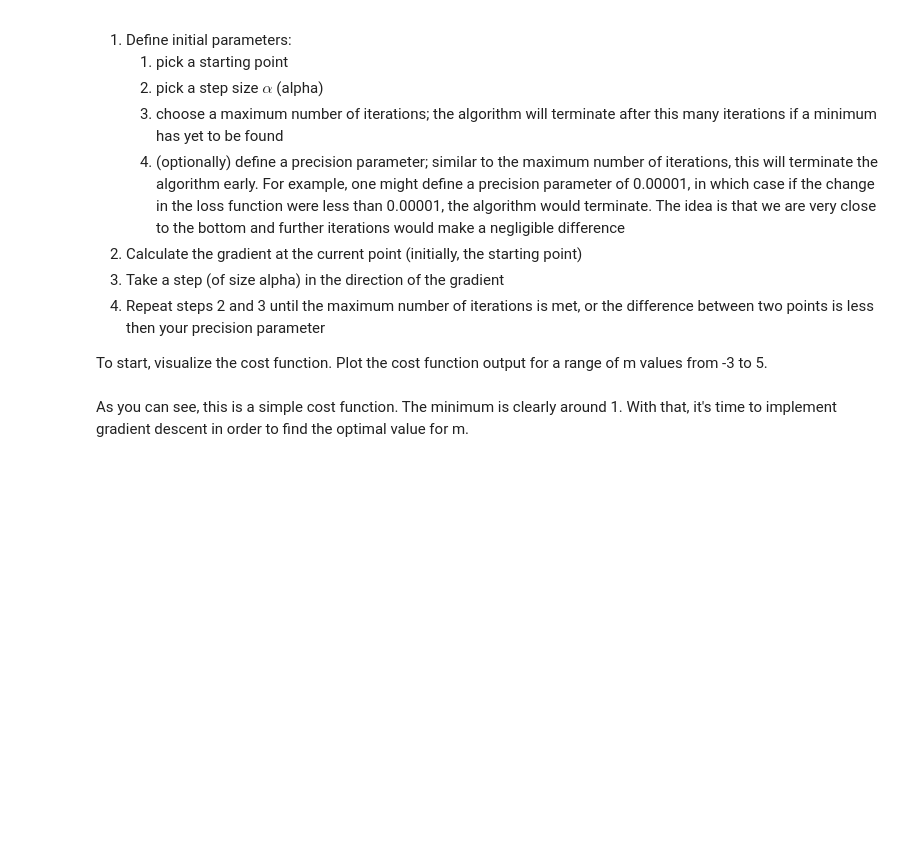
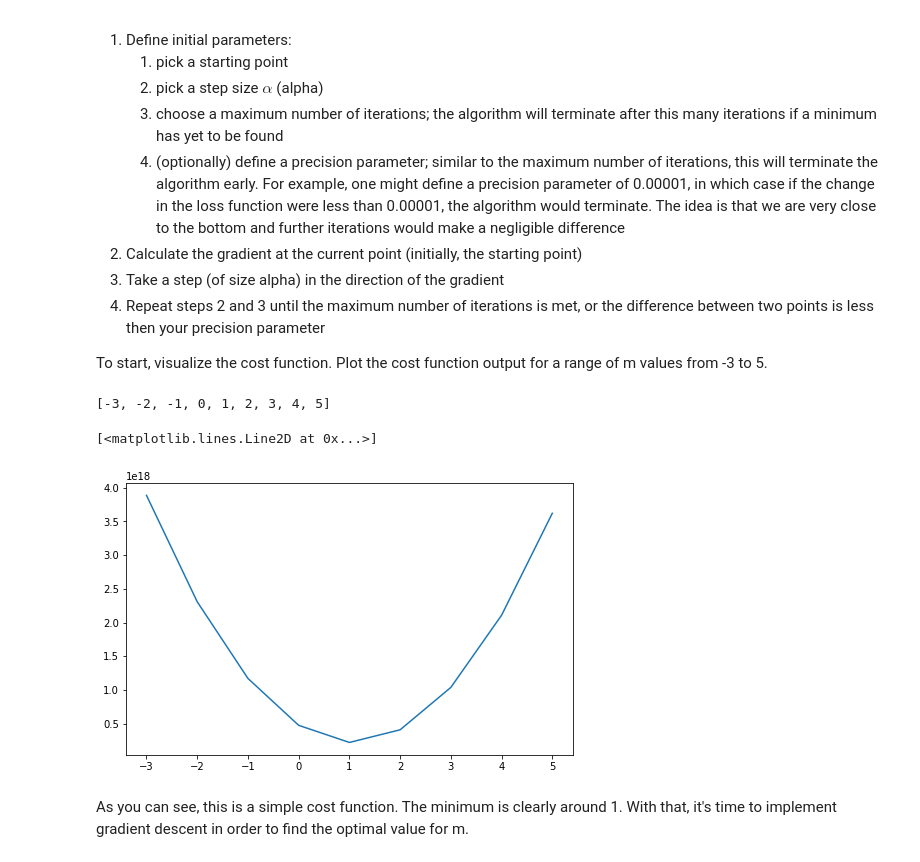
Before and after one commit to poariston/dsc-gradient-descent-lab-online-ds-sp-000, a Jupyter notebook: index.ipynb, the cells around one changed output. Saved outputs shown, nothing was run; the diff lists cells and outputs as text; code cells hidden in the pictures; blank space fills up the shorter version.

```diff
--- a/index.ipynb
+++ b/index.ipynb
@@ -151,3 +149,19 @@ To start, visualize the cost function. Plot the cost function output for a range
+# %%
+# Your code here
+# cost function: m -> rss(m,X,y)
+
+import matplotlib.pyplot as plt
+
+m= range(-3,6)
+print(list(m))
+rss_plot=[rss(i,X,y) for i in m]
+rss_plot
+fig=plt.figure(figsize=(8,5))
+plt.plot(m,rss_plot)
+# %% [output]
+[-3, -2, -1, 0, 1, 2, 3, 4, 5]
+[<matplotlib.lines.Line2D at 0x...>]
+[figure, added]
 # %% [markdown]
 As you can see, this is a simple cost function. The minimum is clearly around 1. With that, it's time to implement gradient descent in order to find the optimal value for m.
 # %%
```
Also changed, not shown: parts of 2 cells of this notebook.
